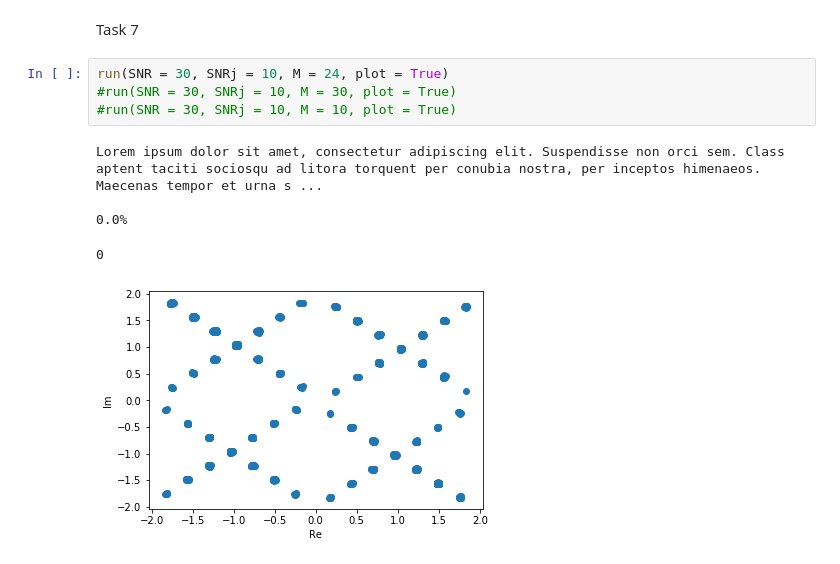
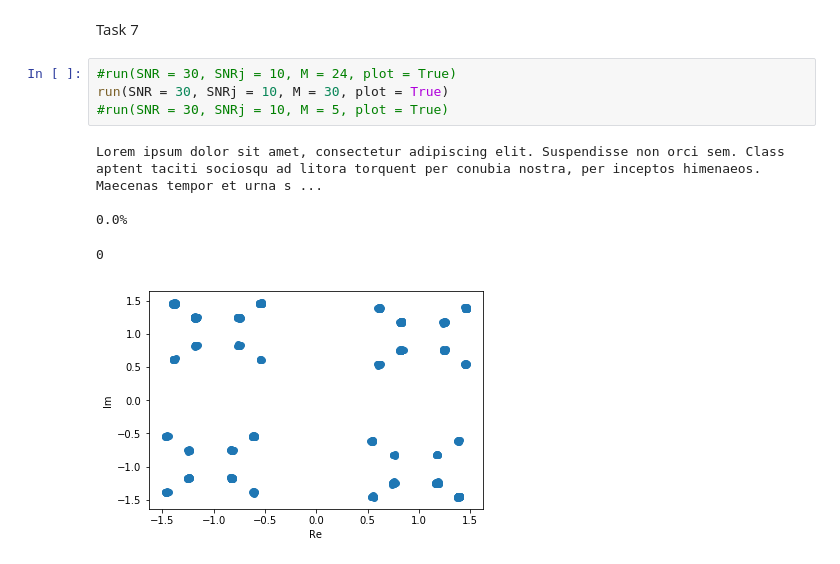
Before and after one commit to EdwardStables/CommsCW, a Jupyter notebook: Jupyter Workings/Workbook for signal processing.ipynb, the cells around one changed output. Saved outputs shown, nothing was run; the diff lists cells and outputs as text.

```diff
--- a/Jupyter Workings/Workbook for signal processing.ipynb
+++ b/Jupyter Workings/Workbook for signal processing.ipynb
@@ -282,12 +282,12 @@ Mauris interdum tempor neque, eget ornare erat eleifend luctus. In quis arcu cur
 # %% [markdown]
 Task 7
 # %%
-run(SNR = 30, SNRj = 10, M = 24, plot = True)
-#run(SNR = 30, SNRj = 10, M = 30, plot = True)
-#run(SNR = 30, SNRj = 10, M = 10, plot = True)
+#run(SNR = 30, SNRj = 10, M = 24, plot = True)
+run(SNR = 30, SNRj = 10, M = 30, plot = True)
+#run(SNR = 30, SNRj = 10, M = 5, plot = True)
 # %% [output]
 Lorem ipsum dolor sit amet, consectetur adipiscing elit. Suspendisse non orci sem. Class aptent taciti sociosqu ad litora torquent per conubia nostra, per inceptos himenaeos. Maecenas tempor et urna s ...
 
 0.0%
 0
-[figure, old version]
+[figure, new version]
```
Also changed, not shown: parts of 1 cell of this notebook, 8 other files.
